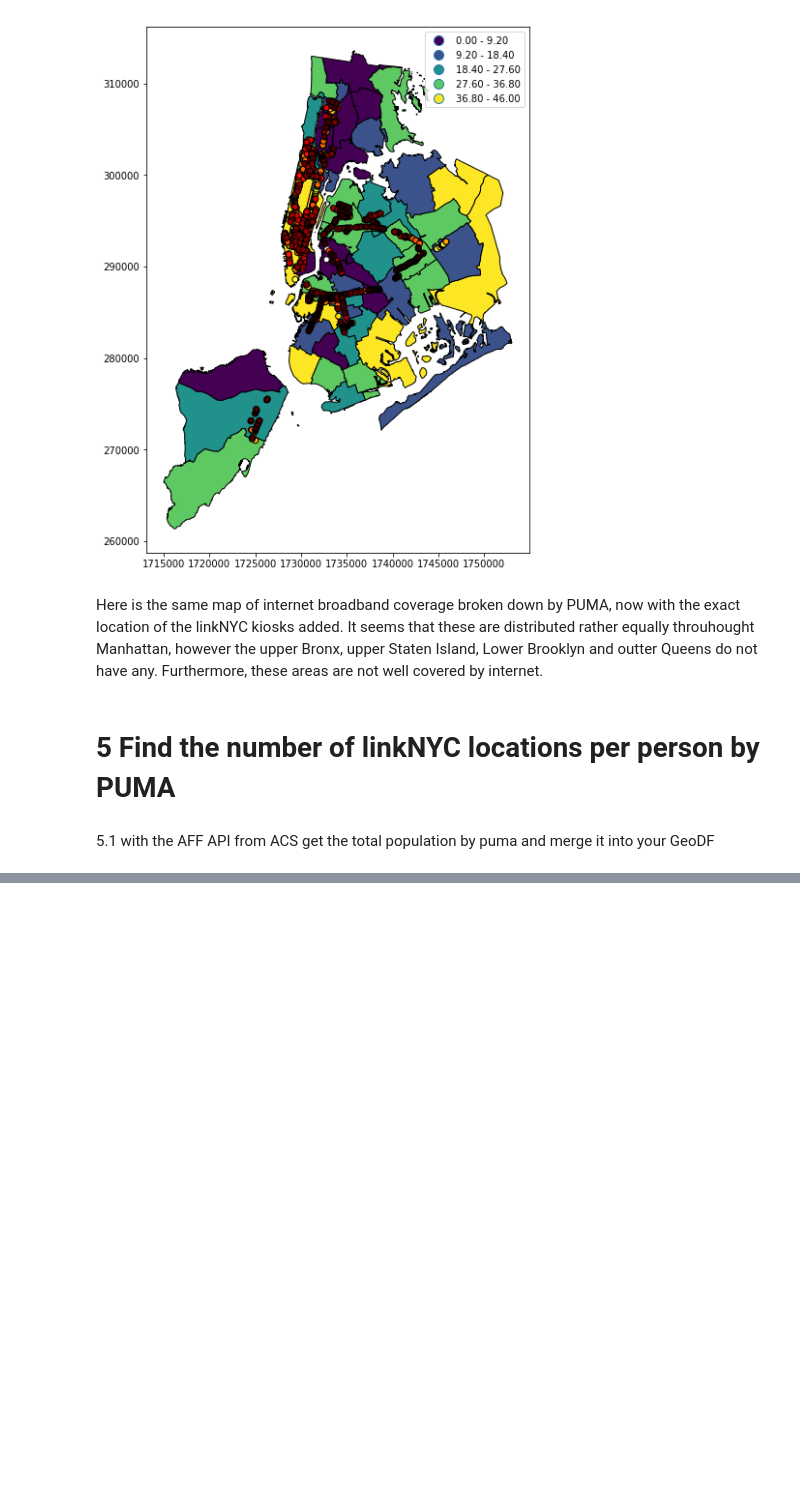
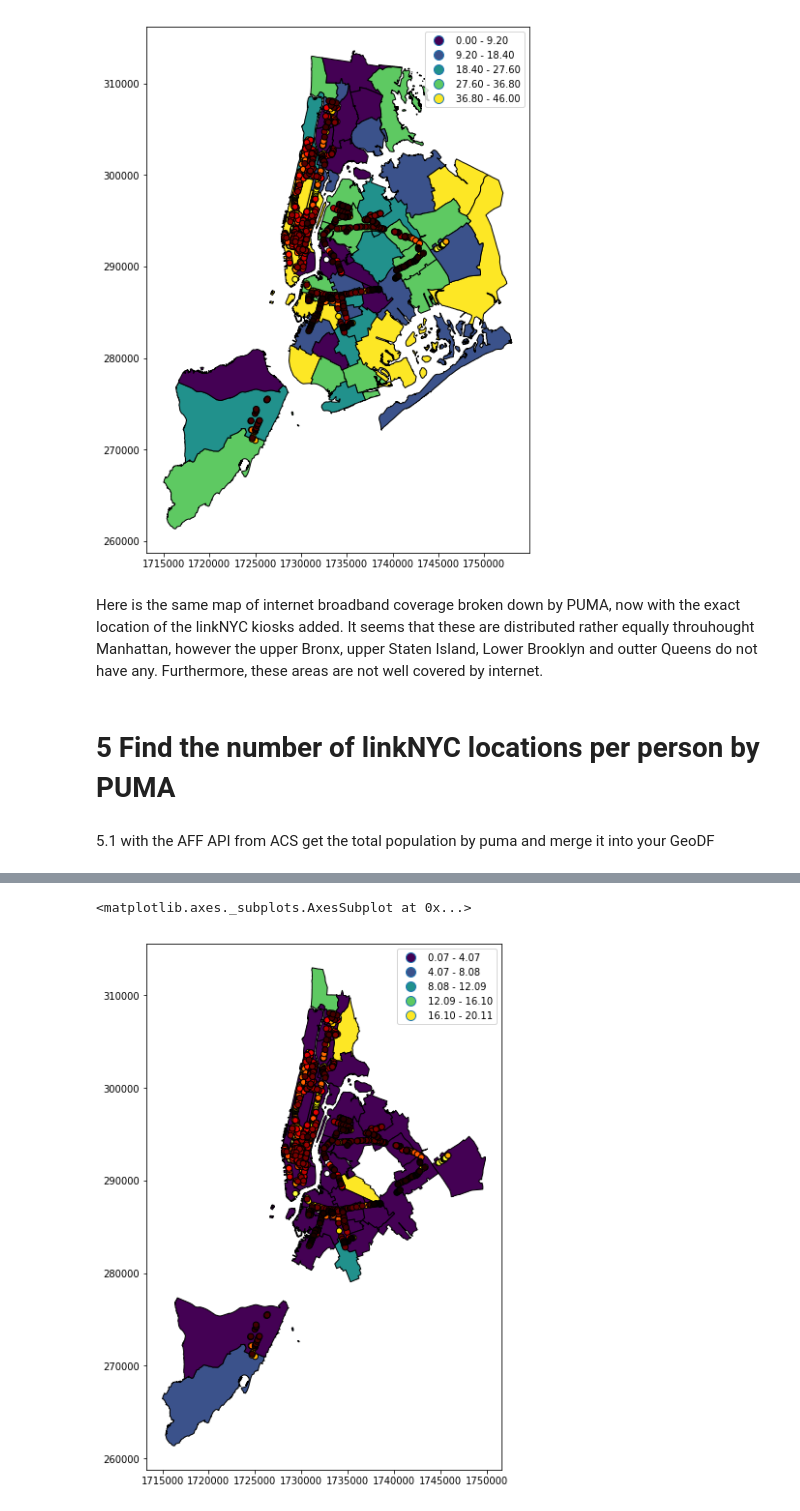
Before and after one commit to sarahJune1/PUI2018_sjs909, a Jupyter notebook: HW7_sjs909/geopandas_census_sjs909.ipynb, the cells around one changed output, grey strips where cells are left out. Drawn from its saved outputs; the diff is of its cells as text; code cells hidden in the pictures; blank space fills up the shorter version.

```diff
--- a/HW7_sjs909/geopandas_census_sjs909.ipynb
+++ b/HW7_sjs909/geopandas_census_sjs909.ipynb
@@ -357,0 +717,5 @@ Here is the same map of internet broadband coverage broken down by PUMA, now wit
+# %%
+pumatp['puma'] = pumatp['puma'].astype(int)
+# %%
+# lets merge this with population data
+PopShape = NYCLinkandPopShape.merge(pumatp, on="puma")
@@ -357,0 +734,2 @@ Here is the same map of internet broadband coverage broken down by PUMA, now wit
+# %%
+PopShape["linkNYCp100p"] = (PopShape["link_site"]/PopShape["B00001_001E"])*100
@@ -357,0 +750,10 @@ Here is the same map of internet broadband coverage broken down by PUMA, now wit
+# %%
+PopShape.crs = from_epsg(4326)
+naec = '+proj=eqdc +lat_0=40 +lon_0=-96 +lat_1=20 +lat_2=60 +x_0=0 +y_0=0 +datum=NAD83 +units=m +no_defs'
+# %%
+base = PopShape.to_crs(naec).plot(column='linkNYCp100p', edgecolor='black',figsize=(10,10),legend=True, cmap = 'viridis', scheme = 'equal_interval')
+
+linkNYC.to_crs(naec).plot(edgecolor='black',figsize=(10,10),legend=True,ax=base, cmap = 'hot_r', scheme = 'equal_interval')
+# %% [output]
+<matplotlib.axes._subplots.AxesSubplot at 0x...>
+[figure, added]
```
Also changed, not shown: parts of 89 cells of this notebook.
